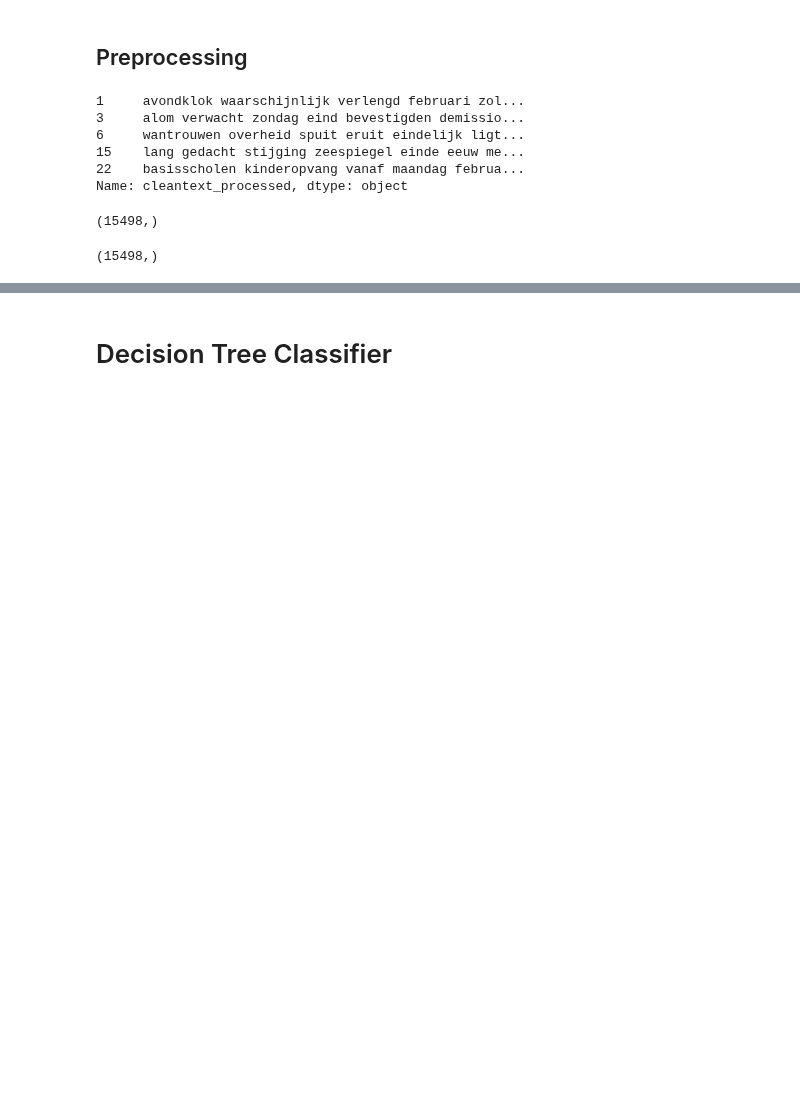
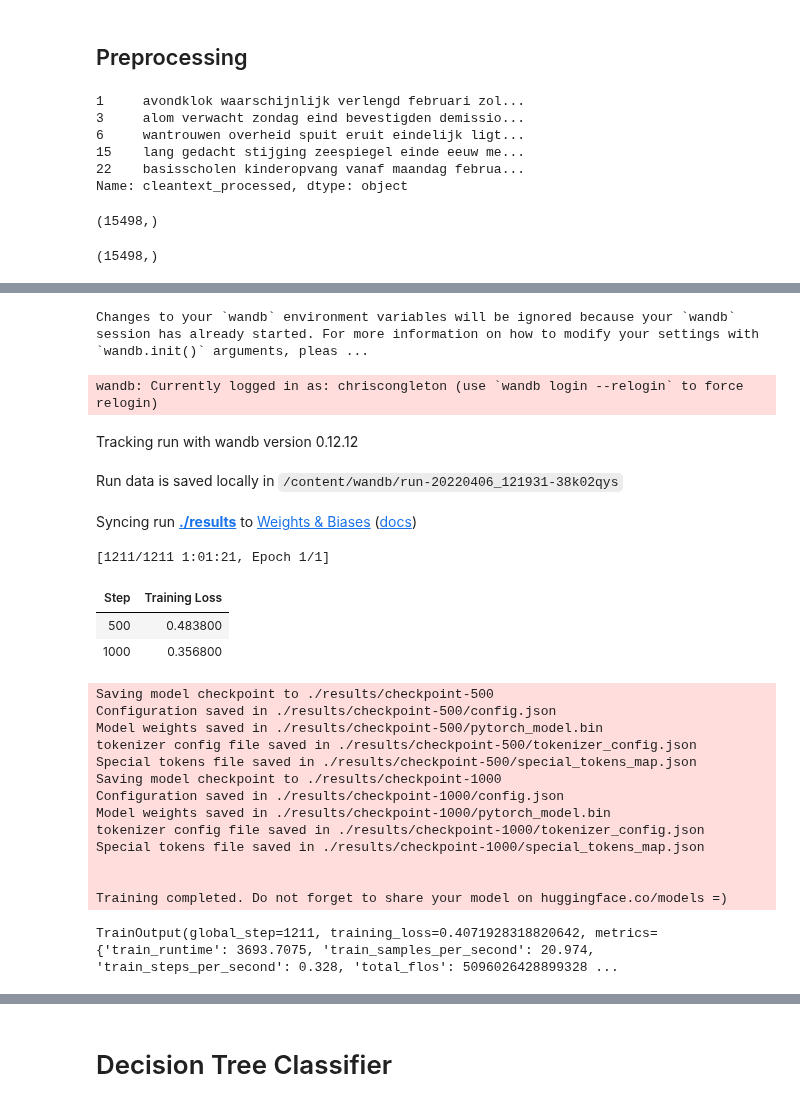
Before and after one commit to Chris-Congleton/MSc-Thesis, a Jupyter notebook: Analysis/2021_SourceClassification.ipynb, the cells around one changed output, grey strips where cells are left out. Saved outputs shown, nothing was run; the diff lists cells and outputs as text; code cells hidden in the pictures; blank space fills up the shorter version.

```diff
--- a/Analysis/2021_SourceClassification.ipynb
+++ b/Analysis/2021_SourceClassification.ipynb
@@ -213,0 +260,2 @@ print(y.shape)
+# %%
+tokenized = tokenized.class_encode_column("Source")
@@ -213,0 +276,3 @@ print(y.shape)
+# %%
+tokenized = tokenized.rename_column("Source", "label")
+print(tokenized)
@@ -213,0 +320,47 @@ print(y.shape)
+# %%
+def compute_metrics(eval_pred):
+    metric1 = load_metric("precision")
+    metric2 = load_metric("recall")
+
+    logits, labels = eval_pred
+    predictions = np.argmax(logits, axis=-1)
+    precision = metric1.compute(predictions=predictions, references=labels)["precision"]
+    recall = metric2.compute(predictions=predictions, references=labels)["recall"]
+    return {"precision": precision, "recall": recall}
+# %%
+training_args = TrainingArguments(
+
+    output_dir="./results",
+
+    learning_rate=2e-5,
+
+    per_device_train_batch_size=64,
+
+    per_device_eval_batch_size=64,
+
+    num_train_epochs=1,
+
+    weight_decay=0.01,
+
+)
+
+trainer = Trainer(
+
+    model=model,
+
+    args=training_args,
+
+    train_dataset=tokenized['train'],
+
+    eval_dataset=tokenized['test'],
+
+    tokenizer=tokenizer,
+
+    data_collator=data_collator,
+
+    compute_metrics=compute_metrics,
+
+)
+
+trainer.train()
+# %% [output]
@@ -213,0 +376,23 @@ print(y.shape)
+Changes to your `wandb` environment variables will be ignored because your `wandb` session has already started. For more information on how to modify your settings with `wandb.init()` arguments, pleas ...
+wandb: Currently logged in as: chriscongleton (use `wandb login --relogin` to force relogin)
+Tracking run with wandb version 0.12.12
+Run data is saved locally in /content/wandb/run-20220406_121931-38k02qys
+Syncing run ./results to Weights & Biases (docs)
+[1211/1211 1:01:21, Epoch 1/1]
+| Step | Training Loss |
+| 500 | 0.483800 |
+| 1000 | 0.356800 |
+Saving model checkpoint to ./results/checkpoint-500
+Configuration saved in ./results/checkpoint-500/config.json
+Model weights saved in ./results/checkpoint-500/pytorch_model.bin
+tokenizer config file saved in ./results/checkpoint-500/tokenizer_config.json
+Special tokens file saved in ./results/checkpoint-500/special_tokens_map.json
+Saving model checkpoint to ./results/checkpoint-1000
+Configuration saved in ./results/checkpoint-1000/config.json
+Model weights saved in ./results/checkpoint-1000/pytorch_model.bin
+tokenizer config file saved in ./results/checkpoint-1000/tokenizer_config.json
+Special tokens file saved in ./results/checkpoint-1000/special_tokens_map.json
+
+
+Training completed. Do not forget to share your model on huggingface.co/models =)
+TrainOutput(global_step=1211, training_loss=0.4071928318820642, metrics={'train_runtime': 3693.7075, 'train_samples_per_second': 20.974, 'train_steps_per_second': 0.328, 'total_flos': 5096026428899328 ...
```
Also changed, not shown: parts of 43 cells of this notebook.
